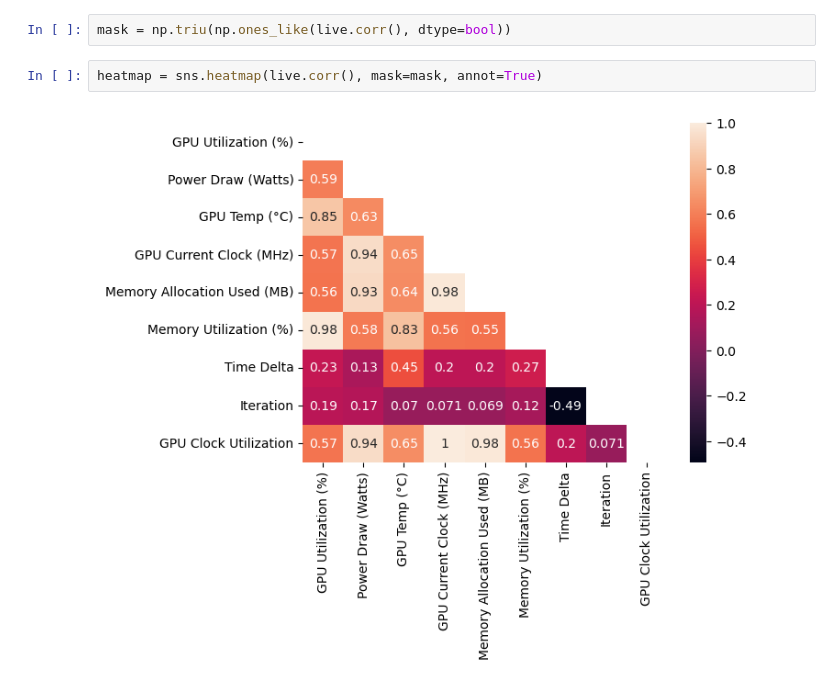
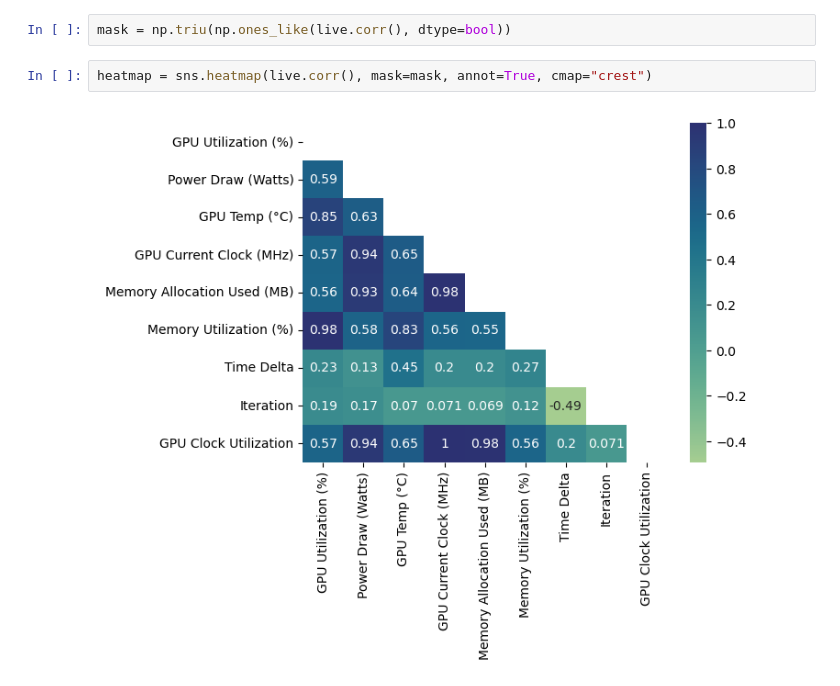
Before and after one commit to alt-rahul/5g-edge-app, a Jupyter notebook: model/lasso.ipynb, the cells around one changed output. Cells and saved outputs as stored; diff of their text form.

Commit message:
some interest corrs

```diff
--- a/model/lasso.ipynb
+++ b/model/lasso.ipynb
@@ -57,6 +57,6 @@ live = live.drop(columns=['Memory Clock Utilization', 'Memory Current Clock (MHz
 # %%
 mask = np.triu(np.ones_like(live.corr(), dtype=bool))
 # %%
-heatmap = sns.heatmap(live.corr(), mask=mask, annot=True)
+heatmap = sns.heatmap(live.corr(), mask=mask, annot=True, cmap="crest")
 # %% [output]
-[figure, old version]
+[figure, new version]
```
